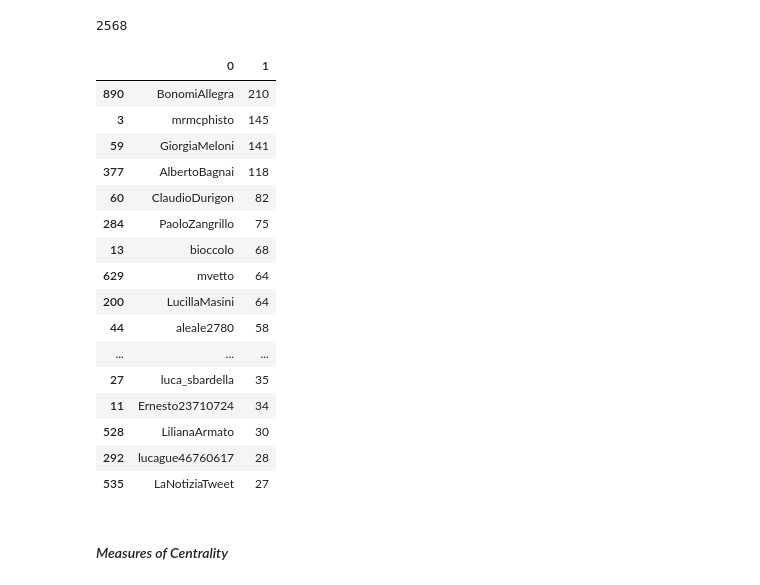
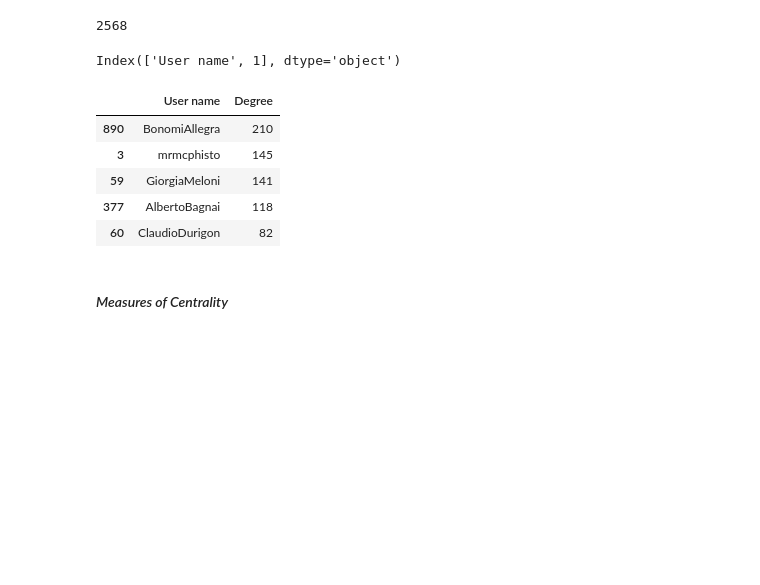
Before and after one commit to Blowdire/SocialMediaProject, a Jupyter notebook: notebooks/project-SMA-final.ipynb, the cells around one changed output. Drawn from its saved outputs; the diff is of its cells as text; code cells hidden in the pictures; blank space fills up the shorter version.

```diff
--- a/notebooks/project-SMA-final.ipynb
+++ b/notebooks/project-SMA-final.ipynb
@@ -365,28 +365,22 @@ nx.draw(Graph, pos=nx.spring_layout(Graph))
 len(Graph.edges())
 # %% [output]
 2568
+# %%
+nodes_degree_df.columns
+# %% [output]
+Index(['User name', 1], dtype='object')
 # %%
 nodes_degree_df = pd.DataFrame(nx.degree(Graph))
-nodes_degree_df.sort_values(1, ascending=False).head(20)
+nodes_degree_df.rename(columns={0: 'User name', 1: 'Degree'}, inplace=True)
+nodes_degree_df.sort_values('Degree', ascending=False).head(5)
 # nodes_degree = [row for index, row in nodes_degree_df.iterrows() if row[1] > 2]
 # %% [output]
-|  | 0 | 1 |
+|  | User name | Degree |
 | 890 | BonomiAllegra | 210 |
 | 3 | mrmcphisto | 145 |
 | 59 | GiorgiaMeloni | 141 |
 | 377 | AlbertoBagnai | 118 |
 | 60 | ClaudioDurigon | 82 |
-| 284 | PaoloZangrillo | 75 |
-| 13 | bioccolo | 68 |
-| 629 | mvetto | 64 |
-| 200 | LucillaMasini | 64 |
-| 44 | aleale2780 | 58 |
-| ... | ... | ... |
-| 27 | luca_sbardella | 35 |
-| 11 | Ernesto23710724 | 34 |
-| 528 | LilianaArmato | 30 |
-| 292 | lucague46760617 | 28 |
-| 535 | LaNotiziaTweet | 27 |
 # %% [markdown]
 #### _Measures of Centrality_
 # %% [markdown]
```
Also changed, not shown: parts of 4 cells of this notebook, 3 other files.
